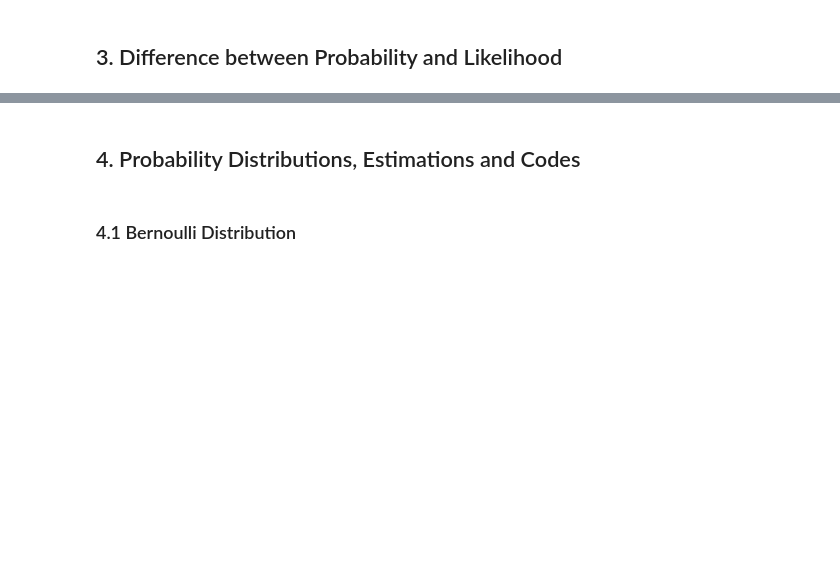
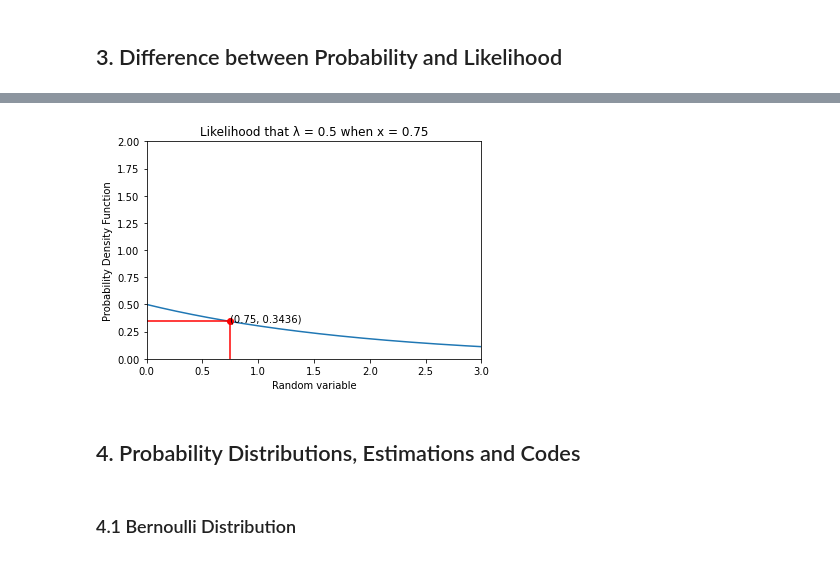
Before and after one commit to PetalsOnWind/Statistics-and-Econometrics-for-Data-Science, a Jupyter notebook: notebooks/maximum-likelihood-estimation.ipynb, the cells around one changed output, grey strips where cells are left out. Cells and saved outputs as stored; diff of their text form; code cells hidden in the pictures; blank space fills up the shorter version.

```diff
--- a/notebooks/maximum-likelihood-estimation.ipynb
+++ b/notebooks/maximum-likelihood-estimation.ipynb
@@ -82,3 +173,24 @@ Now that we have seen the way to maximise the likelihood of estimation, let's do
+# %%
+# define the observation and the rate values
+observation = 0.75
+rate = 0.5
+
+# compute the likelihood value
+likelihood = ss.expon.pdf(observation, scale=(1 / rate))
+
+y_pdf = ss.expon.pdf(x, scale=(1 / rate)) # pdf values with scale changed
+plt.plot(x, y_pdf); # plot the PDF
+plt.plot([0, observation], [likelihood, likelihood], '-r'); # plot the abscissa
+plt.plot([observation, observation], [0, likelihood], '-r'); # plot the oordinate
+plt.plot([observation], [likelihood], 'or'); # plot the point
+plt.annotate(f'({observation}, {round(likelihood, 4)})', xy=(observation, likelihood)); # annotate the point
+plt.title('Likelihood that λ = 0.5 when x = 0.75'); # give title to the plot
+plt.ylabel('Probability Density Function'); # give y axis label
+plt.xlabel('Random variable'); # give x axis label
+plt.xlim(0, 3); # define range on x axis
+plt.ylim(0, 2); # define range on y axis
+# %% [output]
+[figure, added]
 # %% [markdown]
 ## <a id="distributions">4. Probability Distributions, Estimations and Codes</a>
 # %% [markdown]
```
Also changed, not shown: parts of 12 cells of this notebook.
